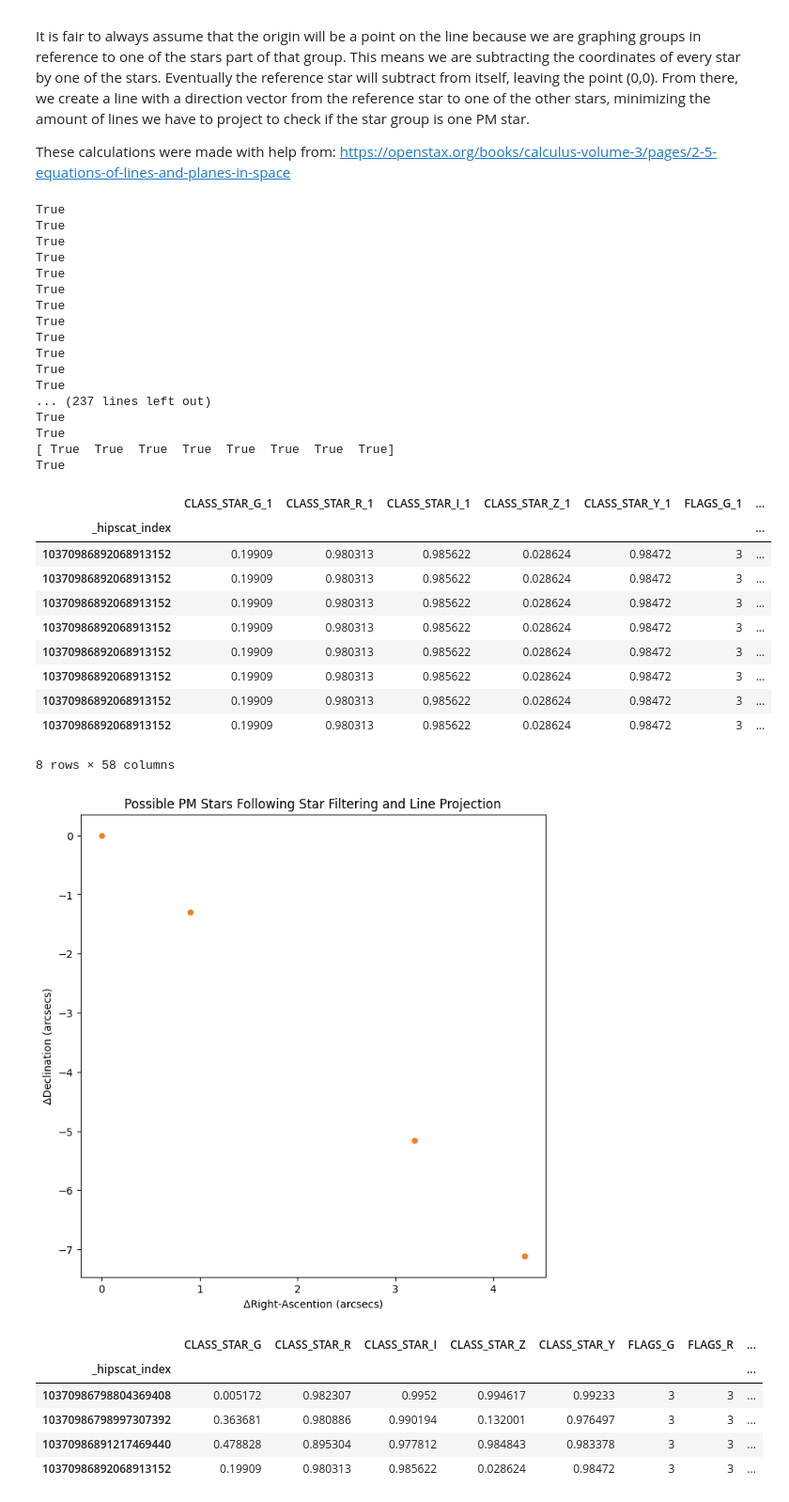
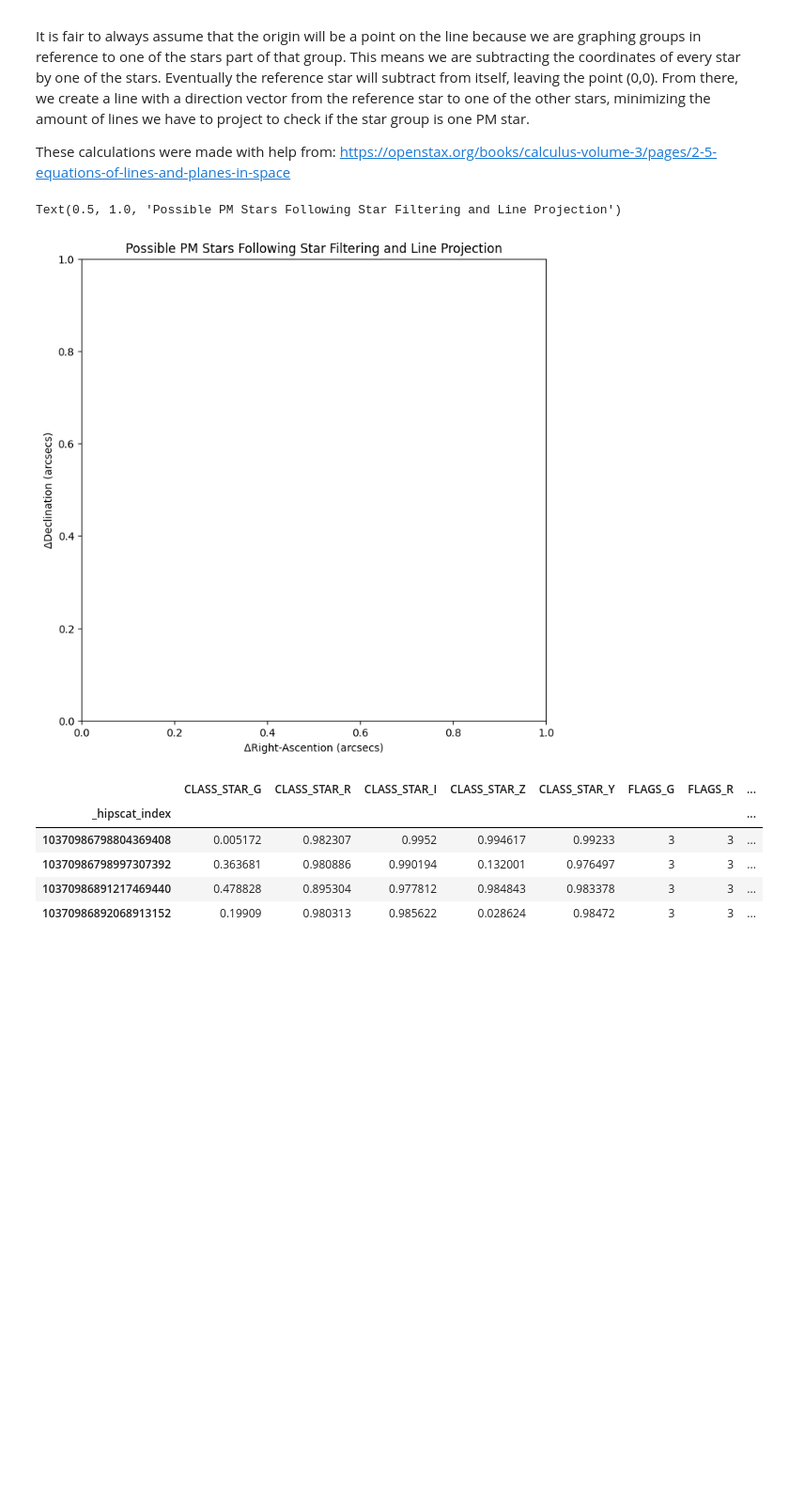
Before and after one commit to JoaoDPassos/brown-dwarf-search, a Jupyter notebook: CrossMatchFIltering.ipynb, the cells around one changed output. Shown at 94% size. Cells and saved outputs as stored; diff of their text form; code cells hidden in the pictures; blank space fills up the shorter version.

```diff
--- a/CrossMatchFIltering.ipynb
+++ b/CrossMatchFIltering.ipynb
@@ -15,23 +37,8 @@ In the code below, we initially filter the catalog for minimum and maximum value
 
 From there, we perform a crossmatch on the catalog itself, generating additional columns with stars which are within 18 arcseconds of the specific star. We then compute the dataframe utilizing dask.
 # %%
-#Bands we care about
-bandList = ['G','R','I','Z','Y']
-
-#Keeping only the important columns
-crucialCols = (
-    [f'CLASS_STAR_{band}' for band in bandList] +
-    [f'FLAGS_{band}' for band in bandList] +
-    ['RA','DEC','COADD_OBJECT_ID'] +
-    [f'SPREAD_MODEL_{band}' for band in bandList] +
-    [f'WAVG_MAG_PSF_{band}' for band in bandList] +
-    [f'WAVG_MAGERR_PSF_{band}' for band in bandList]
-)
-
-catalog = lsdb.read_hipscat('hipscat/des_one_deg/', columns=crucialCols)
-
-#Filtering for specific measurement vaTlues
-qs = bandFilterLenient(bandList,classStar=0.95,spreadModel=0.05,magError=0.05,flag=True,invalidMags=True)
+#Filtering for specific measurement values
+qs = bandFilterLenient(bandList,classStar=class_star,spreadModel=spread_model,magError=magnitude_error,flag=check_flags,invalidMags=check_invalid_mags)
 filtered_catalog = catalog.query(qs)
 
 #Performing crossmatch
@@ -39,3 +46,5 @@ xmatch = filtered_catalog.crossmatch(filtered_catalog, n_neighbors=100, radius_a
 
 with Client():
     df = xmatch.compute()
+
+df
@@ -133,11 +165,4 @@ These calculations were made with help from: https://openstax.org/books/calculus
 # %%
-def distance_to_line(PQ, line_vector):
-    return np.abs(np.cross(PQ, line_vector)) / np.linalg.norm(line_vector)
-
-def closeToProjection(line_vector, x, y, error):
-    PQ = np.array([x, y])
-    distance = distance_to_line(PQ, line_vector)
-    return distance < error
 
 PM_df = pd.DataFrame()
 
@@ -158,65 +183,35 @@ for _hipscat_index, group in three_or_more_matches.groupby('_hipscat_index'):
     coords = list(coords)
 
     id_1 = group.iloc[0]['COADD_OBJECT_ID_1']
     id_2 = group['COADD_OBJECT_ID_2'].to_numpy().T
 
 
     for i in range(len(coords)):
         found = 0
         line_vector = coords[i]
 
         if (line_vector == (0,0)): continue #invalid line vector
 
         for j in range(len(coords)):
             if (j == i): continue #prevent double counting
 
             test_x, test_y = coords[j]
             if closeToProjection(line_vector, test_x, test_y, .2): #2 milliseconds
                 found += 1
 
         if (found >= 3) and (id_1 == min(id_2)): #4 or more in a line (probable PMS) and prevent double graphing
             plt.scatter(x_vals, y_vals, s=20)
             PM_df = pd.concat([PM_df, group], axis=0)
 
 plt.xlabel('ΔRight-Ascention (arcsecs)')
 plt.ylabel('ΔDeclination (arcsecs)')
 plt.title('Possible PM Stars Following Star Filtering and Line Projection')
 
-print(contains_PM(PM_df))
-PM_df
-
 
 #use object ID instead of ra for double counting prevention
 # %% [output]
-True
-True
-True
-True
-True
-True
-True
-True
-True
-True
-True
-True
-... (237 lines left out)
-True
-True
-[ True  True  True  True  True  True  True  True]
-True
+Text(0.5, 1.0, 'Possible PM Stars Following Star Filtering and Line Projection')
-|  | CLASS_STAR_G_1 | CLASS_STAR_R_1 | CLASS_STAR_I_1 | CLASS_STAR_Z_1 | CLASS_STAR_Y_1 | FLAGS_G_1 | ... |
-| _hipscat_index |  |  |  |  |  |  | ... |
-| 10370986892068913152 | 0.19909 | 0.980313 | 0.985622 | 0.028624 | 0.98472 | 3 | ... |
-| 10370986892068913152 | 0.19909 | 0.980313 | 0.985622 | 0.028624 | 0.98472 | 3 | ... |
-| 10370986892068913152 | 0.19909 | 0.980313 | 0.985622 | 0.028624 | 0.98472 | 3 | ... |
-| 10370986892068913152 | 0.19909 | 0.980313 | 0.985622 | 0.028624 | 0.98472 | 3 | ... |
-| 10370986892068913152 | 0.19909 | 0.980313 | 0.985622 | 0.028624 | 0.98472 | 3 | ... |
-| 10370986892068913152 | 0.19909 | 0.980313 | 0.985622 | 0.028624 | 0.98472 | 3 | ... |
-| 10370986892068913152 | 0.19909 | 0.980313 | 0.985622 | 0.028624 | 0.98472 | 3 | ... |
-| 10370986892068913152 | 0.19909 | 0.980313 | 0.985622 | 0.028624 | 0.98472 | 3 | ... |
-8 rows × 58 columns
-[figure, old version]
+[figure, new version]
 # %%
 small_scope = filtered_catalog.cone_search(42.817451981441494, -3.8882601693023133, 20)
 
```
Also changed, not shown: parts of 4 cells of this notebook, 2 other files.
